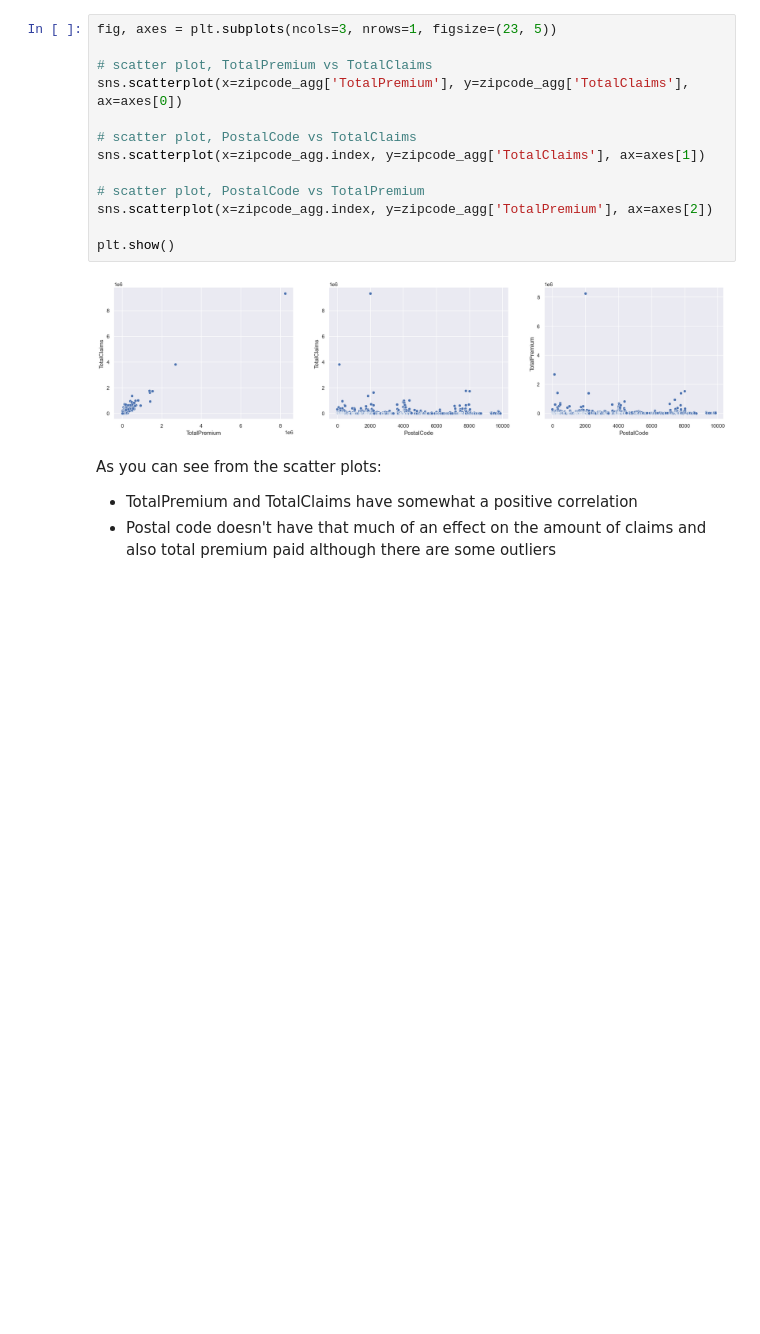
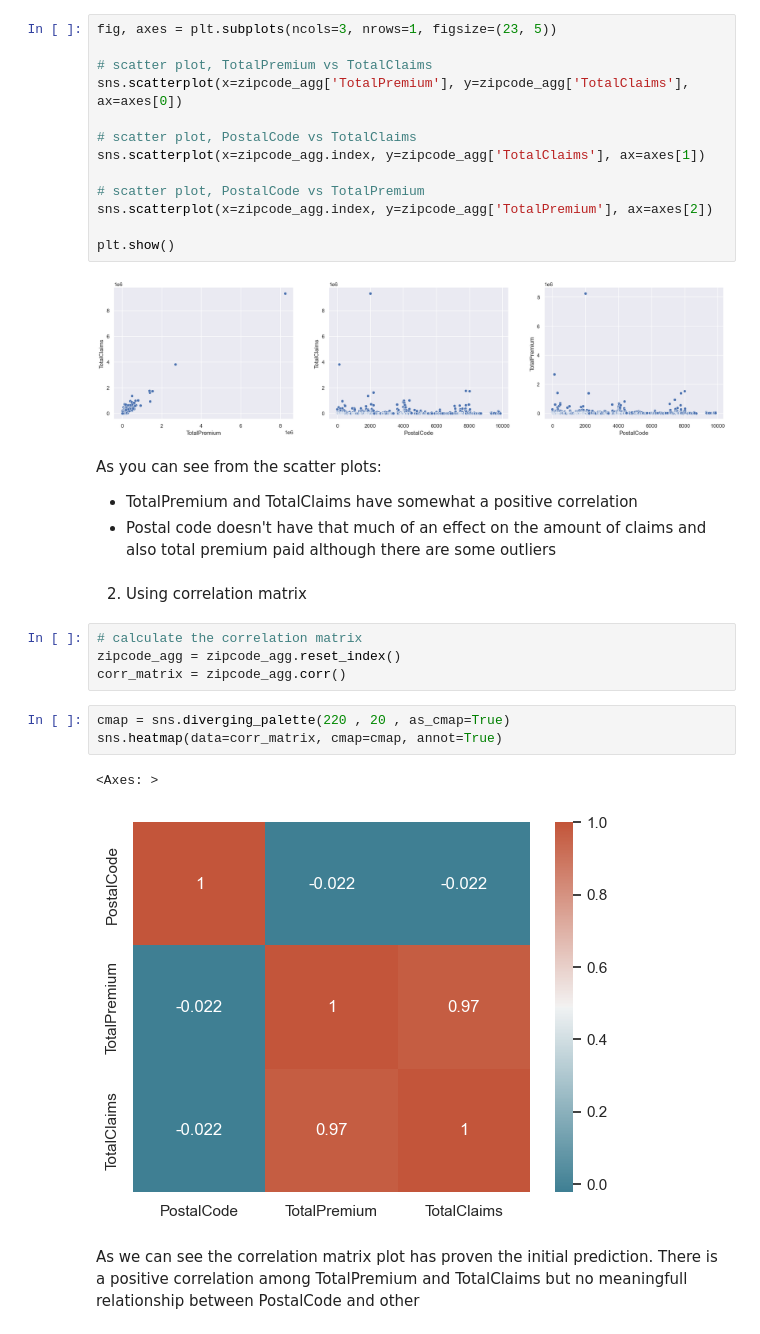
Before and after one commit to WildCayote/ACIS-Car-Insurance-Claim-Analysis, a Jupyter notebook: notebooks/exploratory_data_analysis.ipynb, the cells around one changed output. Cells and saved outputs as stored; diff of their text form; blank space fills up the shorter version.

```diff
--- a/notebooks/exploratory_data_analysis.ipynb
+++ b/notebooks/exploratory_data_analysis.ipynb
@@ -198,3 +198,17 @@ plt.show()
 As you can see from the scatter plots:
 - TotalPremium and TotalClaims have somewhat a positive correlation
 - Postal code doesn't have that much of an effect on the amount of claims and also total premium paid although there are some outliers
+# %% [markdown]
+2) Using correlation matrix
+# %%
+# calculate the correlation matrix
+zipcode_agg = zipcode_agg.reset_index()
+corr_matrix = zipcode_agg.corr()
+# %%
+cmap = sns.diverging_palette(220 , 20 , as_cmap=True)
+sns.heatmap(data=corr_matrix, cmap=cmap, annot=True)
+# %% [output]
+<Axes: >
+[figure, added]
+# %% [markdown]
+As we can see the correlation matrix plot has proven the initial prediction. There is a positive correlation among TotalPremium and TotalClaims but no meaningfull relationship between PostalCode and other
```
